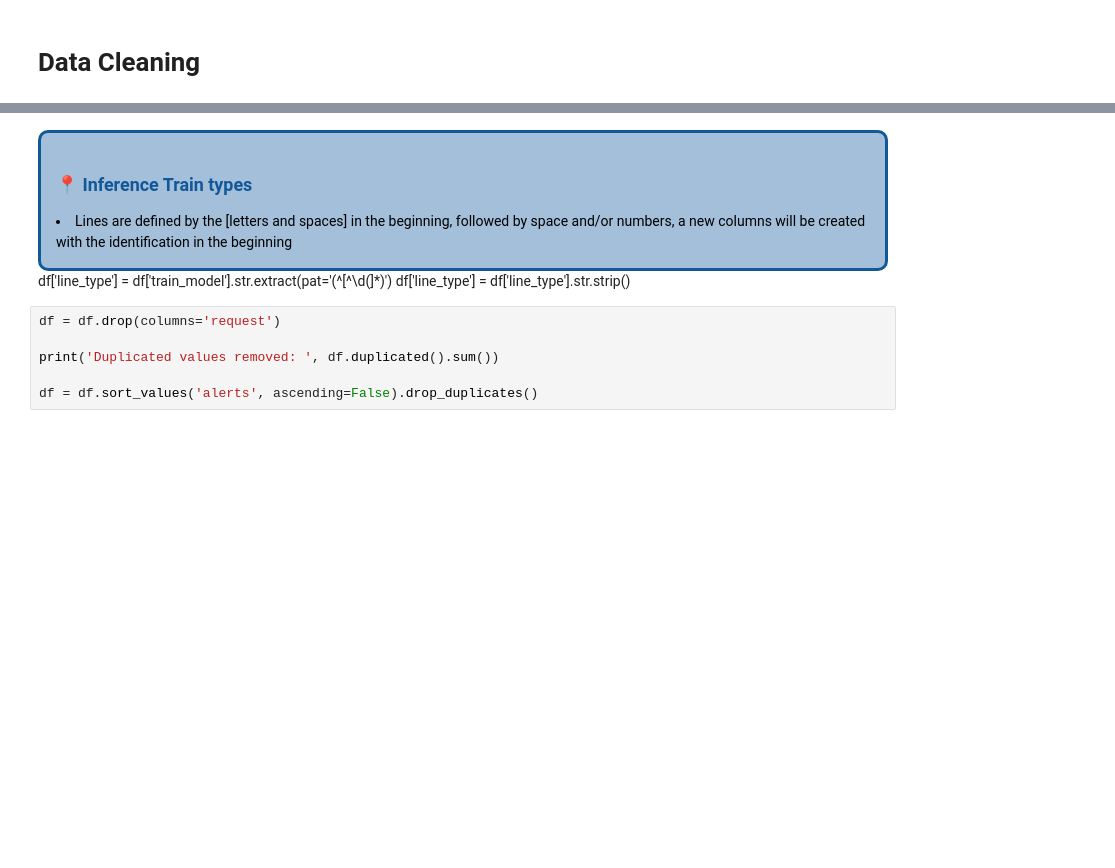
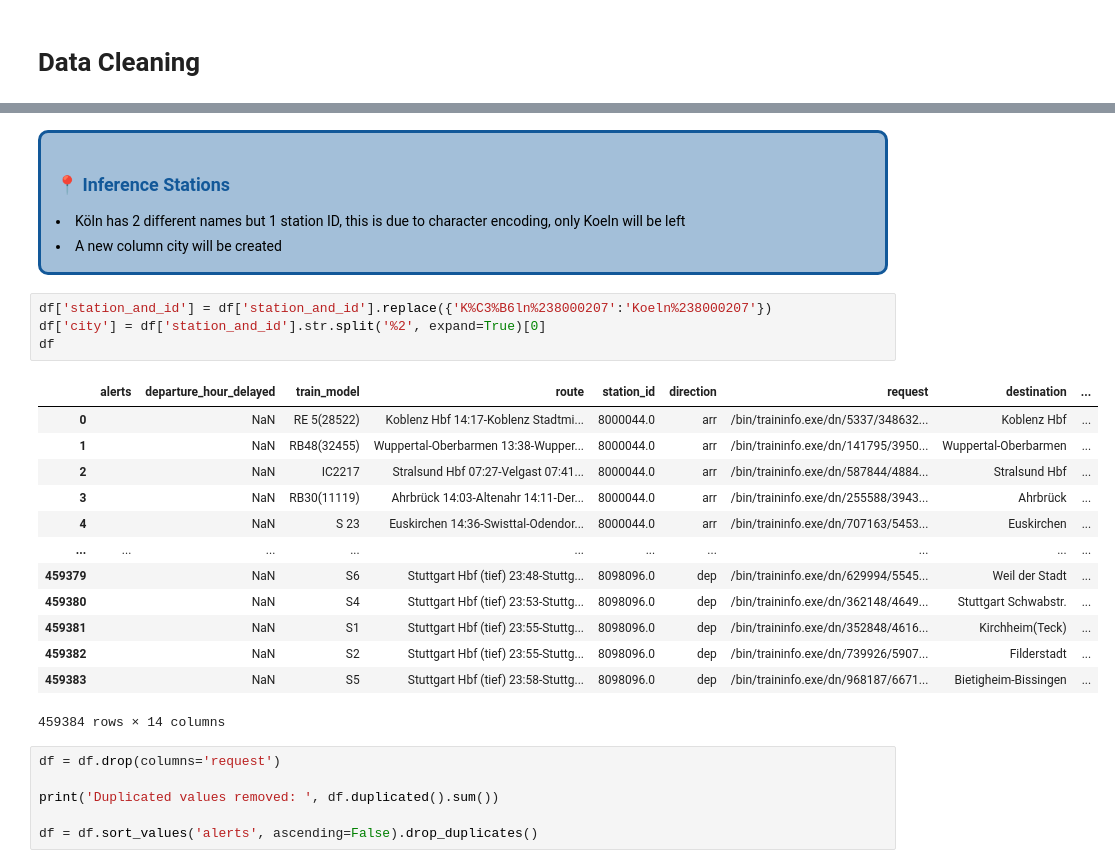
Before and after one commit to krugergui/db_train_dealys, a Jupyter notebook: data_cleaning.ipynb, the cells around one changed output, grey strips where cells are left out. Drawn from its saved outputs; the diff is of its cells as text; blank space fills up the shorter version.

```diff
--- a/data_cleaning.ipynb
+++ b/data_cleaning.ipynb
@@ -69,12 +57,29 @@ Stuttgart%238098096
 # %% [markdown]
 <div style="border-radius:10px; border:#125899 solid; padding: 15px; background-color: #a3bfd9; font-size:100%; text-align:left; color: #000000">
 
-<h3 align="left"><font color='#125899'>📍 Inference Train types</font></h3>
+<h3 align="left"><font color='#125899'>📍 Inference Stations</font></h3>
 
-<li> Lines are defined by the [letters and spaces] in the beginning, followed by space and/or numbers, a new columns will be created with the identification in the beginning
+<li> Köln has 2 different names but 1 station ID, this is due to character encoding, only Koeln will be left
+<li> A new column city will be created
 </div>
-df['line_type'] = df['train_model'].str.extract(pat='(^[^\d(]*)')
-df['line_type'] = df['line_type'].str.strip()
+# %%
+df['station_and_id'] = df['station_and_id'].replace({'K%C3%B6ln%238000207':'Koeln%238000207'})
+df['city'] = df['station_and_id'].str.split('%2', expand=True)[0]
+df
+# %% [output]
+|  | alerts | departure_hour_delayed | train_model | route | station_id | direction | request | destination | ... |
+| 0 |  | NaN | RE 5(28522) | Koblenz Hbf 14:17-Koblenz Stadtmi... | 8000044.0 | arr | /bin/traininfo.exe/dn/5337/348632... | Koblenz Hbf | ... |
+| 1 |  | NaN | RB48(32455) | Wuppertal-Oberbarmen 13:38-Wupper... | 8000044.0 | arr | /bin/traininfo.exe/dn/141795/3950... | Wuppertal-Oberbarmen | ... |
+| 2 |  | NaN | IC2217 | Stralsund Hbf 07:27-Velgast 07:41... | 8000044.0 | arr | /bin/traininfo.exe/dn/587844/4884... | Stralsund Hbf | ... |
+| 3 |  | NaN | RB30(11119) | Ahrbrück 14:03-Altenahr 14:11-Der... | 8000044.0 | arr | /bin/traininfo.exe/dn/255588/3943... | Ahrbrück | ... |
+| 4 |  | NaN | S 23 | Euskirchen 14:36-Swisttal-Odendor... | 8000044.0 | arr | /bin/traininfo.exe/dn/707163/5453... | Euskirchen | ... |
+| ... | ... | ... | ... | ... | ... | ... | ... | ... | ... |
+| 459379 |  | NaN | S6 | Stuttgart Hbf (tief) 23:48-Stuttg... | 8098096.0 | dep | /bin/traininfo.exe/dn/629994/5545... | Weil der Stadt | ... |
+| 459380 |  | NaN | S4 | Stuttgart Hbf (tief) 23:53-Stuttg... | 8098096.0 | dep | /bin/traininfo.exe/dn/362148/4649... | Stuttgart Schwabstr. | ... |
+| 459381 |  | NaN | S1 | Stuttgart Hbf (tief) 23:55-Stuttg... | 8098096.0 | dep | /bin/traininfo.exe/dn/352848/4616... | Kirchheim(Teck) | ... |
+| 459382 |  | NaN | S2 | Stuttgart Hbf (tief) 23:55-Stuttg... | 8098096.0 | dep | /bin/traininfo.exe/dn/739926/5907... | Filderstadt | ... |
+| 459383 |  | NaN | S5 | Stuttgart Hbf (tief) 23:58-Stuttg... | 8098096.0 | dep | /bin/traininfo.exe/dn/968187/6671... | Bietigheim-Bissingen | ... |
+459384 rows × 14 columns
 # %%
 df = df.drop(columns='request')
 
```
Also changed, not shown: parts of 16 cells of this notebook, 2 other files.
